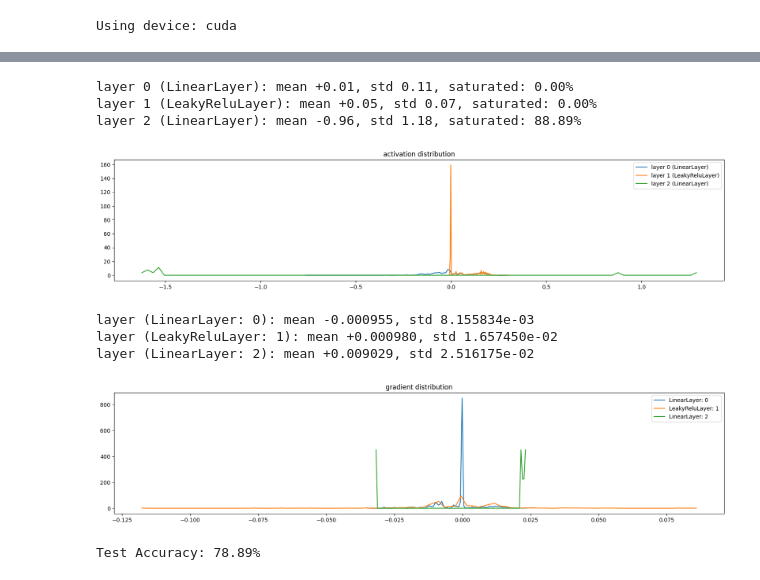
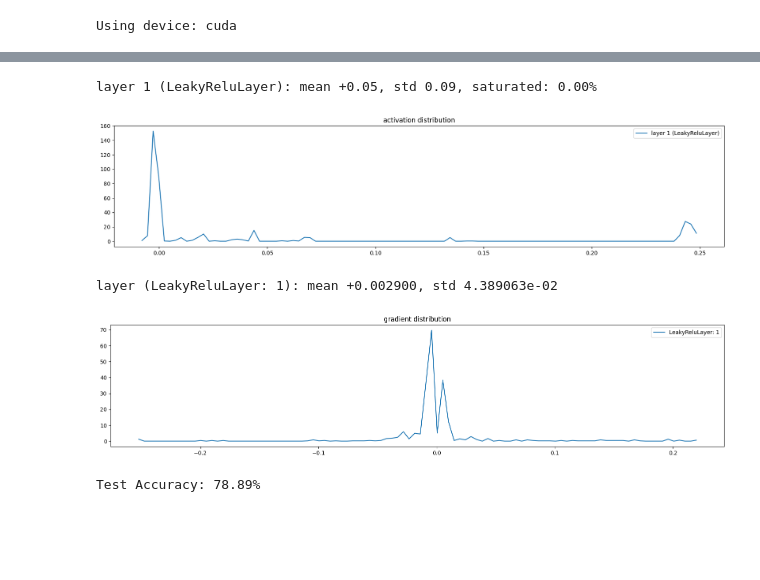
Before and after one commit to Shivanshu10/Pytorch-Tutorial, a Jupyter notebook: titanic.ipynb, the cells around one changed output, grey strips where cells are left out. Saved outputs shown, nothing was run; the diff lists cells and outputs as text; code cells hidden in the pictures; blank space fills up the shorter version.

```diff
--- a/titanic.ipynb
+++ b/titanic.ipynb
@@ -364,4 +337,0 @@ for inputs, labels in train_loader:
-# %%
-first_batch_pred_logits = model(first_batch_input)
-loss = bce_loss(first_batch_pred_logits, first_batch_label)
-print(f"init loss: {loss.item()}")
@@ -381,7 +368,3 @@ def initParam(model):
                 nn.init.zeros_(model.layers[i].bias)
 
 initParam(model)
-# %%
-first_batch_pred_logits = model(first_batch_input)
-loss = bce_loss(first_batch_pred_logits, first_batch_label)
-print(f"init loss: {loss.item()}")
@@ -391,7 +391,7 @@ init loss: 0.7166523337364197
 # less lr rate since can overfit easily
 learning_rate = 1e-3
 # less epoch as can easily overfit
-num_epoch = 1000
+num_epoch = 10000
 
 lossi_train = []
 lossi_val = []
@@ -475,6 +475,6 @@ for epoch in range(num_epoch):
     if ((epoch+1)%100==0):
         print(f"Epoch {epoch+1}/{num_epoch}, Train Loss: {train_loss:.4f}, Val Loss: {val_loss:.4f}")
 
-    # if (debug):
-    #     break
+        # if (debug):
+        #     break
 # %% [output]
@@ -501,39 +508,39 @@ legends = []
 
 if (len(model.layers) > 1):
     for i, layer in enumerate(model.layers): # exclude output layer
-        t = layer.output.cpu()
-        print('layer %d (%10s): mean %+.2f, std %.2f, saturated: %.2f%%' % (i, layer.__class__.__name__, t.mean(), t.std(), (t.abs() > 0.97).float().mean()*100))
-        hy, hx = torch.histogram(t, density=True)
-        plt.plot(hx[:-1].detach(), hy.detach())
-        legends.append(f'layer {i} ({layer.__class__.__name__})')
+        if (layer.isActivation):
+            t = layer.output.cpu()
+            print('layer %d (%10s): mean %+.2f, std %.2f, saturated: %.2f%%' % (i, layer.__class__.__name__, t.mean(), t.std(), (t.abs() > 0.97).float().mean()*100))
+            hy, hx = torch.histogram(t, density=True)
+            plt.plot(hx[:-1].detach(), hy.detach())
+            legends.append(f'layer {i} ({layer.__class__.__name__})')
 
     plt.legend(legends)
     plt.title("activation distribution")
 # %% [output]
-layer 0 (LinearLayer): mean +0.01, std 0.11, saturated: 0.00%
-layer 1 (LeakyReluLayer): mean +0.05, std 0.07, saturated: 0.00%
-layer 2 (LinearLayer): mean -0.96, std 1.18, saturated: 88.89%
+layer 1 (LeakyReluLayer): mean +0.05, std 0.09, saturated: 0.00%
-[figure, old version]
+[figure, new version]
 # %%
 # visualize histograms
 plt.figure(figsize=(20, 4)) # width and height of the plot
 legends = []
 
+activation_layers = ["LeakyReluLayer"]
 if (len(model.layers) > 1):
-    for layer_name, layer_grad in output_grads[-1].items(): # note: exclude the output layer
-        t = layer_grad.cpu()
-        print('layer (%10s): mean %+f, std %e' % (layer_name, t.mean(), t.std()))
-        hy, hx = torch.histogram(t, density=True)
-        plt.plot(hx[:-1].detach(), hy.detach())
-        legends.append(f'{layer_name}')
+    for layer_name, layer_grad in output_grads[-1].items(): # note: exclude the output
+        for activation_layer in activation_layers:
+            if (activation_layer in layer_name):
+                t = layer_grad.cpu()
+                print('layer (%10s): mean %+f, std %e' % (layer_name, t.mean(), t.std()))
+                hy, hx = torch.histogram(t, density=True)
+                plt.plot(hx[:-1].detach(), hy.detach())
+                legends.append(f'{layer_name}')
 
-    plt.legend(legends);
-    plt.title('gradient distribution')
+        plt.legend(legends);
+        plt.title('gradient distribution')
 # %% [output]
-layer (LinearLayer: 0): mean -0.000955, std 8.155834e-03
-layer (LeakyReluLayer: 1): mean +0.000980, std 1.657450e-02
-layer (LinearLayer: 2): mean +0.009029, std 2.516175e-02
+layer (LeakyReluLayer: 1): mean +0.002900, std 4.389063e-02
-[figure, old version]
+[figure, new version]
 # %%
 model.eval()  # Set model to evaluation mode
 
```
Also changed, not shown: parts of 11 cells of this notebook.
